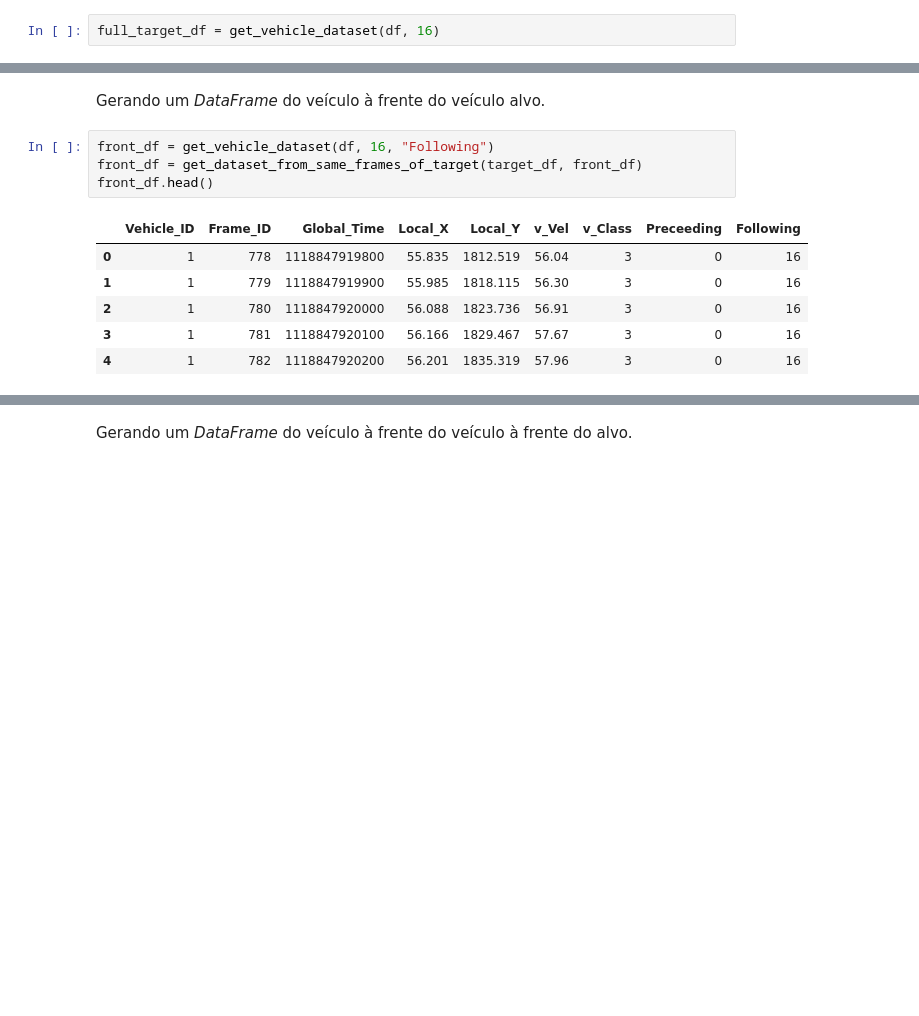
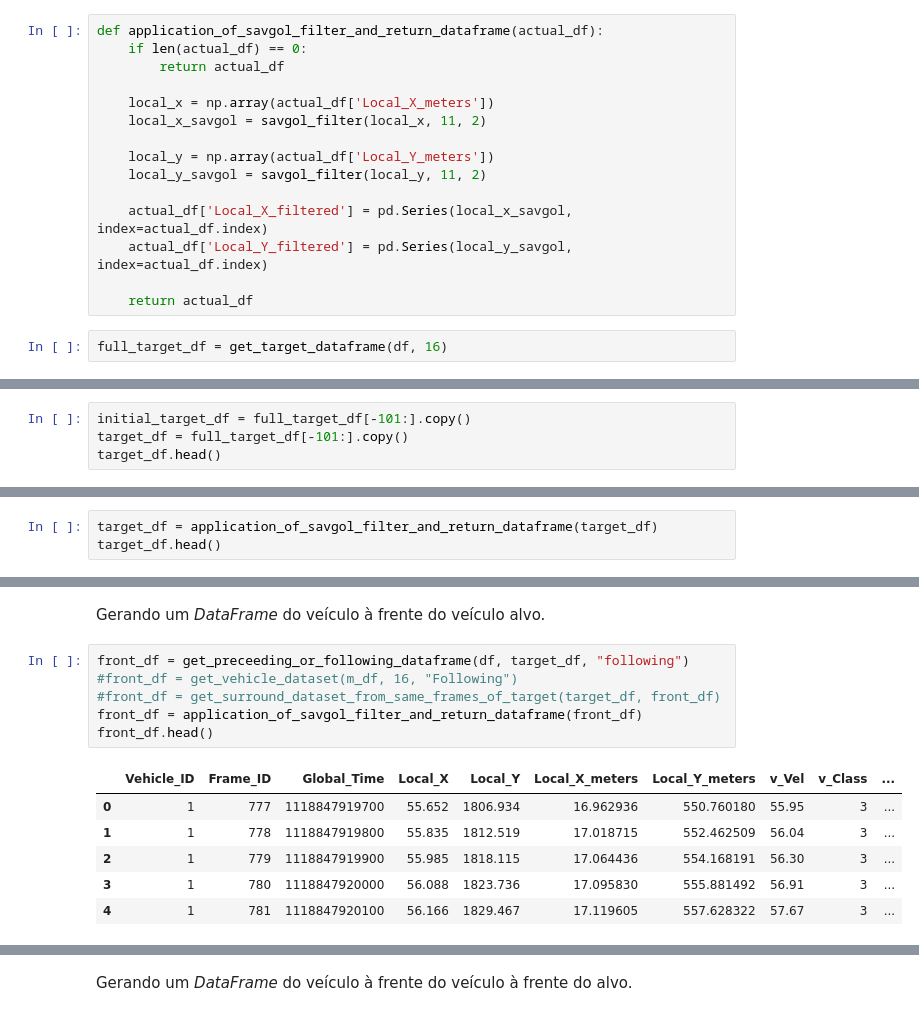
Before and after one commit to FilipeKN4/trajectory_prediction, a Jupyter notebook: lstm_trajectory_prediction.ipynb, the cells around one changed output, grey strips where cells are left out. Saved outputs shown, nothing was run; the diff lists cells and outputs as text; blank space fills up the shorter version.

```diff
--- a/lstm_trajectory_prediction.ipynb
+++ b/lstm_trajectory_prediction.ipynb
@@ -153,4 +239,19 @@ def get_surround_dataset_from_same_frames_of_target(target_df, surround_df):
+# %%
+def application_of_savgol_filter_and_return_dataframe(actual_df):
+    if len(actual_df) == 0:
+        return actual_df
+
+    local_x = np.array(actual_df['Local_X_meters'])
+    local_x_savgol = savgol_filter(local_x, 11, 2)
+
+    local_y = np.array(actual_df['Local_Y_meters'])
+    local_y_savgol = savgol_filter(local_y, 11, 2)
+
+    actual_df['Local_X_filtered'] = pd.Series(local_x_savgol, index=actual_df.index)
+    actual_df['Local_Y_filtered'] = pd.Series(local_y_savgol, index=actual_df.index)
+
+    return actual_df
 # %%
-full_target_df = get_vehicle_dataset(df, 16)
+full_target_df = get_target_dataframe(df, 16)
 # %% [markdown]
 Gerando um _DataFrame_ do veículo alvo. São utilizados os últimos 100 frames em que o veículo aparece, o que equivalem à 10 segundos.
@@ -166,0 +258,4 @@ target_df.head()
+# %%
+initial_target_df = full_target_df[-101:].copy()
+target_df = full_target_df[-101:].copy()
+target_df.head()
@@ -175,0 +278,3 @@ target_df.tail()
+# %%
+target_df = application_of_savgol_filter_and_return_dataframe(target_df)
+target_df.head()
@@ -198,16 +334,18 @@ behind_df.tail()
 # %% [markdown]
 Gerando um _DataFrame_ do veículo à frente do veículo alvo.
 # %%
-front_df = get_vehicle_dataset(df, 16, "Following")
-front_df = get_dataset_from_same_frames_of_target(target_df, front_df)
+front_df = get_preceeding_or_following_dataframe(df, target_df, "following")
+#front_df = get_vehicle_dataset(m_df, 16, "Following")
+#front_df = get_surround_dataset_from_same_frames_of_target(target_df, front_df)
+front_df = application_of_savgol_filter_and_return_dataframe(front_df)
 front_df.head()
 # %% [output]
-|  | Vehicle_ID | Frame_ID | Global_Time | Local_X | Local_Y | v_Vel | v_Class | Preceeding | Following |
-| 0 | 1 | 778 | 1118847919800 | 55.835 | 1812.519 | 56.04 | 3 | 0 | 16 |
-| 1 | 1 | 779 | 1118847919900 | 55.985 | 1818.115 | 56.30 | 3 | 0 | 16 |
-| 2 | 1 | 780 | 1118847920000 | 56.088 | 1823.736 | 56.91 | 3 | 0 | 16 |
-| 3 | 1 | 781 | 1118847920100 | 56.166 | 1829.467 | 57.67 | 3 | 0 | 16 |
-| 4 | 1 | 782 | 1118847920200 | 56.201 | 1835.319 | 57.96 | 3 | 0 | 16 |
+|  | Vehicle_ID | Frame_ID | Global_Time | Local_X | Local_Y | Local_X_meters | Local_Y_meters | v_Vel | v_Class | ... |
+| 0 | 1 | 777 | 1118847919700 | 55.652 | 1806.934 | 16.962936 | 550.760180 | 55.95 | 3 | ... |
+| 1 | 1 | 778 | 1118847919800 | 55.835 | 1812.519 | 17.018715 | 552.462509 | 56.04 | 3 | ... |
+| 2 | 1 | 779 | 1118847919900 | 55.985 | 1818.115 | 17.064436 | 554.168191 | 56.30 | 3 | ... |
+| 3 | 1 | 780 | 1118847920000 | 56.088 | 1823.736 | 17.095830 | 555.881492 | 56.91 | 3 | ... |
+| 4 | 1 | 781 | 1118847920100 | 56.166 | 1829.467 | 17.119605 | 557.628322 | 57.67 | 3 | ... |
 # %%
 front_df.tail()
 # %% [output]
```
Also changed, not shown: parts of 57 cells of this notebook.
